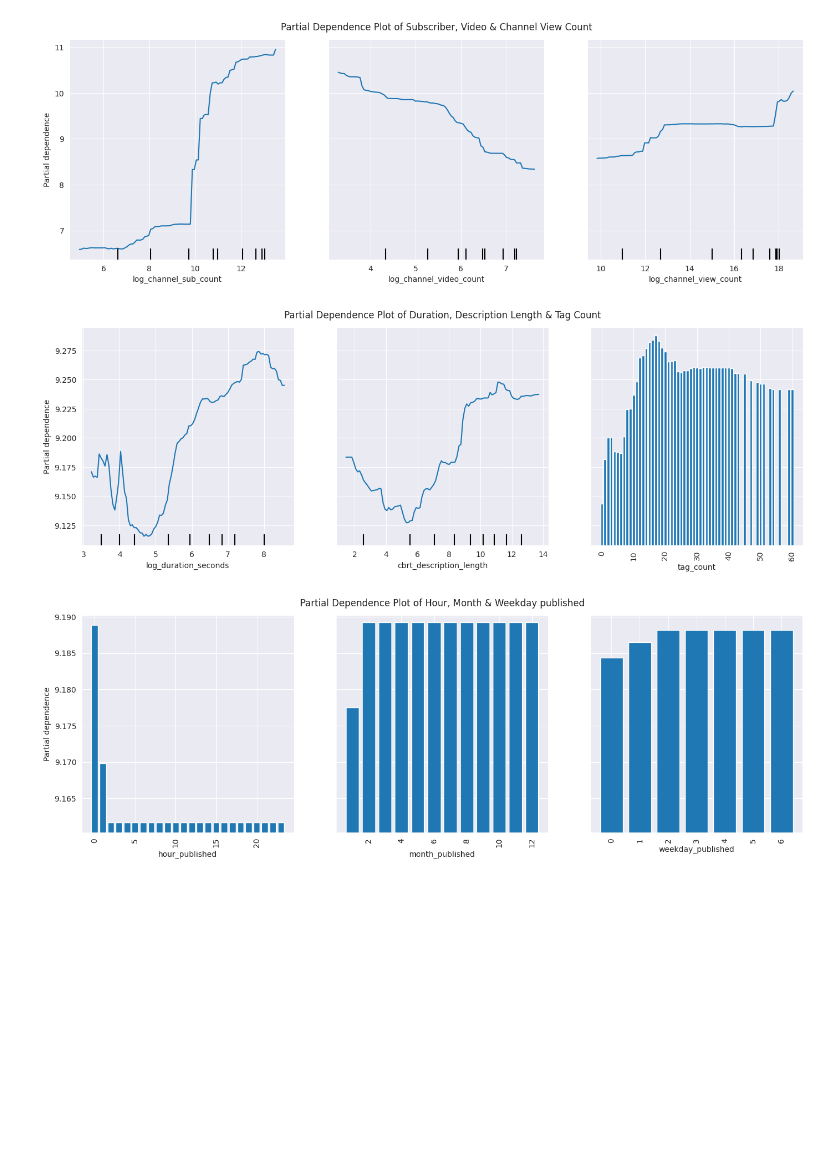
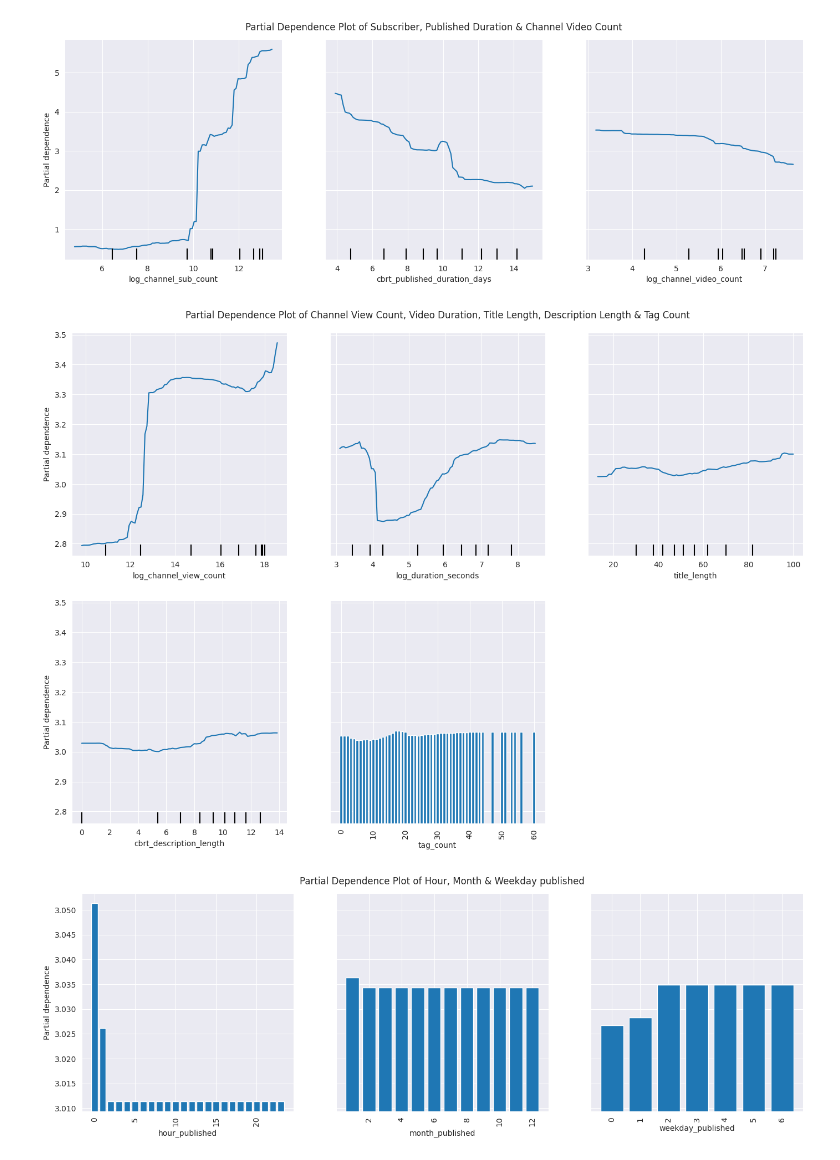
Before and after one commit to gh4rris/vegan_youtube, a Jupyter notebook: 04_modeling_dt_rf.ipynb, the cells around one changed output. Drawn from its saved outputs; the diff is of its cells as text; code cells hidden in the pictures; blank space fills up the shorter version.

```diff
--- a/04_modeling_dt_rf.ipynb
+++ b/04_modeling_dt_rf.ipynb
@@ -46,8 +35,7 @@ video_df.head()
 # %%
 # split into features and target variable
-
-X = video_df.drop(columns="log_view_count")
-y = video_df["log_view_count"]
+X = video_df.drop(columns="box_view_rate")
+y = video_df["box_view_rate"]
 
 # split into training and test data
 SEED = 666
@@ -171,25 +179,27 @@ plt.savefig("images/rf_top_feature_importance.png", dpi=300)
 # %%
 # visualize partial dependence for subscribers, video count & channel view count
 fig, ax = plt.subplots(figsize=(14, 5))
-PartialDependenceDisplay.from_estimator(estimator=pipeline, X=X_train, features=["log_channel_sub_count", "log_channel_video_count", "log_channel_view_count"], ax=ax, grid_resolution=100)
-ax.set_title("Partial Dependence Plot of Subscriber, Video & Channel View Count", y=1.02)
+PartialDependenceDisplay.from_estimator(estimator=pipeline, X=X_train, features=["log_channel_sub_count", "cbrt_published_duration_days", "log_channel_video_count"], ax=ax, grid_resolution=100)
+ax.set_title("Partial Dependence Plot of Subscriber, Published Duration & Channel Video Count", y=1.02)
 plt.tight_layout()
 
 # save png
-plt.savefig("images/pdp_sub_video_channel_view_count.png", dpi=300)
+# plt.savefig("images/pdp_sub_video_channel_view_count.png", dpi=300)
+plt.show()
 # %% [output]
-[figure, old version]
+[figure, new version]
 # %%
 # visualize partial dependence for duration, description length & tag count
-fig, ax = plt.subplots(figsize=(14, 5))
-PartialDependenceDisplay.from_estimator(estimator=pipeline, X=X_train, features=["log_duration_seconds", "cbrt_description_length", "tag_count"], categorical_features=["tag_count"], ax=ax, grid_resolution=100)
-ax.set_title("Partial Dependence Plot of Duration, Description Length & Tag Count", y=1.02)
+fig, ax = plt.subplots(figsize=(14, 10))
+PartialDependenceDisplay.from_estimator(estimator=pipeline, X=X_train, features=["log_channel_view_count", "log_duration_seconds", "title_length", "cbrt_description_length", "tag_count"], categorical_features=["tag_count"], ax=ax, grid_resolution=100)
+ax.set_title("Partial Dependence Plot of Channel View Count, Video Duration, Title Length, Description Length & Tag Count", y=1.02)
 plt.tight_layout()
 
 # save fig
-plt.savefig("images/pdp_duration_desc_length_tag_count.png", dpi=300)
+# plt.savefig("images/pdp_duration_desc_length_tag_count.png", dpi=300)
+plt.show()
 # %% [output]
-[figure, old version]
+[figure, new version]
 # %%
 # visualize partial dependence for hour, month & weekday published
 fig, ax = plt.subplots(figsize=(14, 5))
@@ -198,9 +208,10 @@ ax.set_title("Partial Dependence Plot of Hour, Month & Weekday published", y=1.0
 plt.tight_layout()
 
 # save png
-plt.savefig("images/pdp_hour_month_weekday_pub.png", dpi=300)
+# plt.savefig("images/pdp_hour_month_weekday_pub.png", dpi=300)
+plt.show()
 # %% [output]
-[figure, old version]
+[figure, new version]
 # %%
 # get the shap values of each feature
 scaler = pipeline.named_steps["standardscaler"]
```
Also changed, not shown: parts of 42 cells of this notebook, 25 other files.
